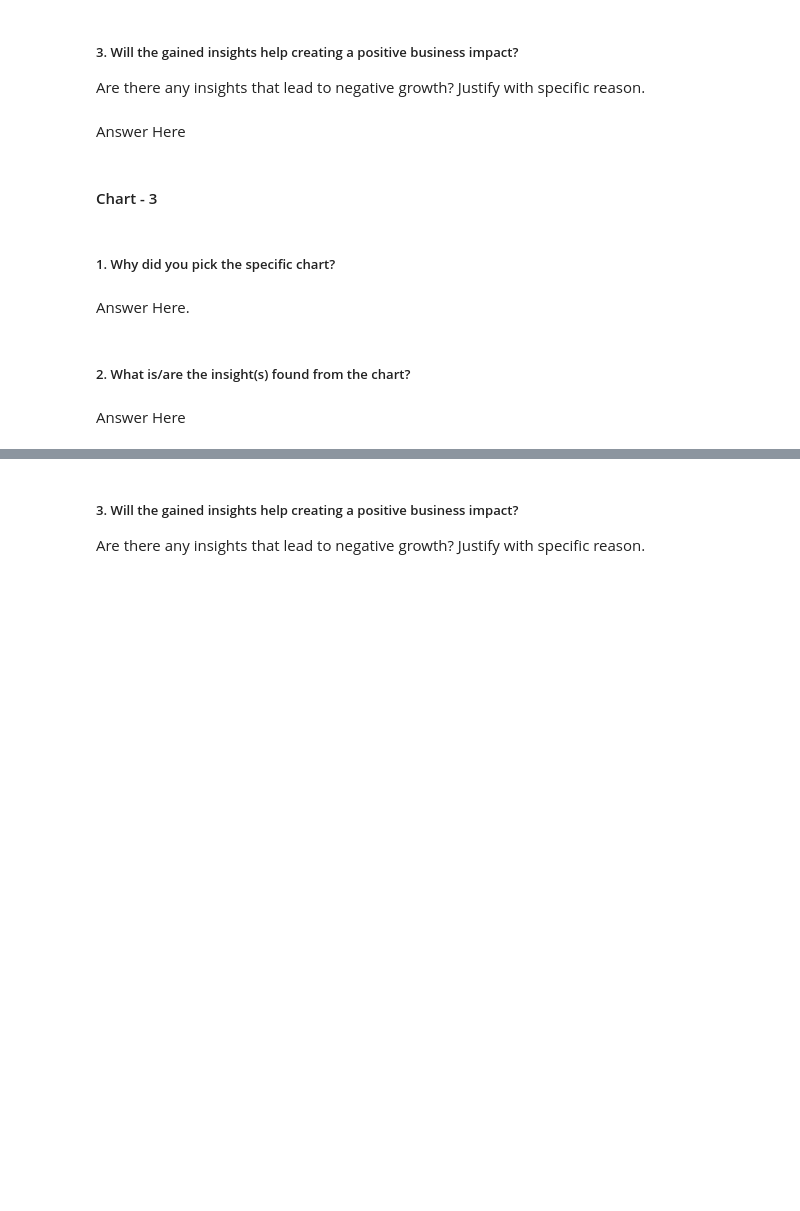
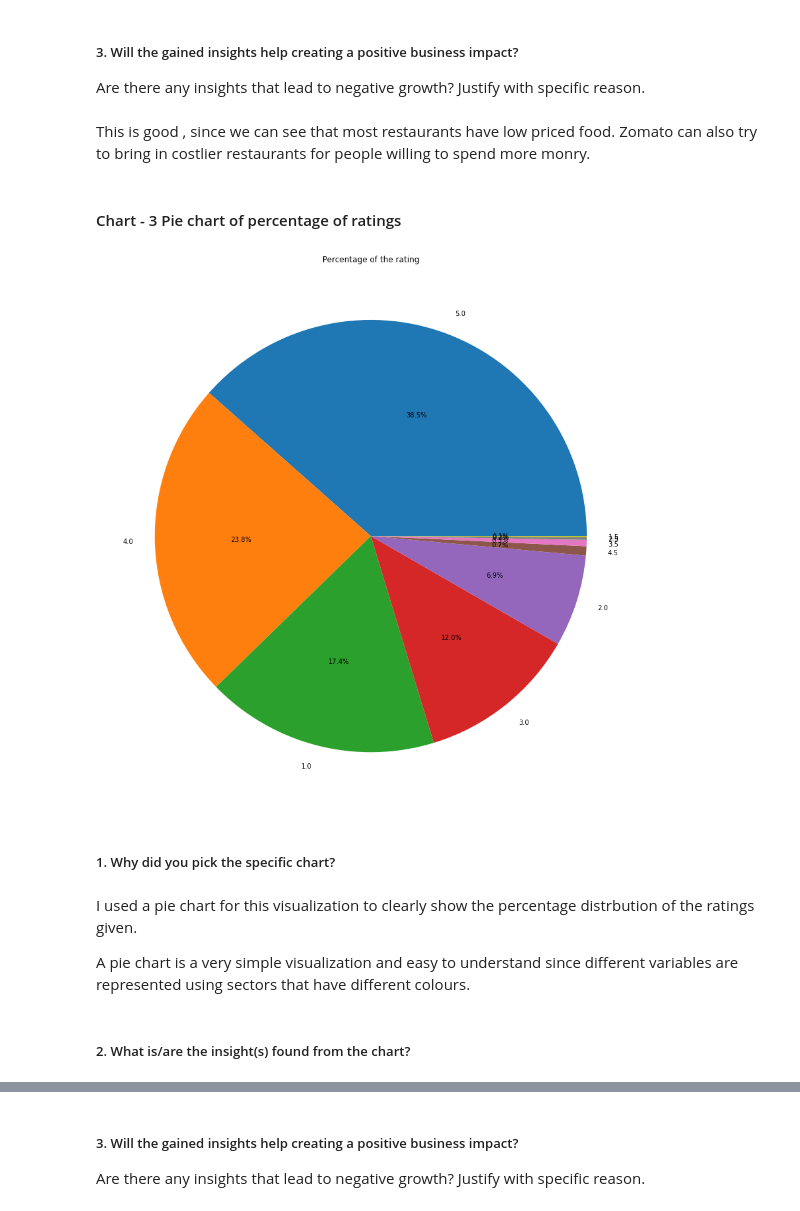
Before and after one commit to Sharath670/Zomato-Clustering-CP4, a Jupyter notebook: Zomato_Clustering.ipynb, the cells around one changed output, grey strips where cells are left out. Cells and saved outputs as stored; diff of their text form; code cells hidden in the pictures; blank space fills up the shorter version.

```diff
--- a/Zomato_Clustering.ipynb
+++ b/Zomato_Clustering.ipynb
@@ -466,7 +480,7 @@ Answer Here
 # %% [markdown]
 ##### 3. Will the gained insights help creating a positive business impact?
 Are there any insights that lead to negative growth? Justify with specific reason.
-# %% [markdown]
-Answer Here
+# %% [markdown]
+This is good , since we can see that most restaurants have low priced food. Zomato can also try to bring in costlier restaurants for people willing to spend more monry.
 # %% [markdown]
-#### Chart - 3
+#### Chart - 3 Pie chart of percentage of ratings
@@ -475,8 +487,17 @@ Answer Here
+# %%
+# Chart - 3 visualization code
+plt.figure(figsize=(15,15)) #plot size
+q=df['Rating'].value_counts()
+plt.pie(q.values, labels=q.index, autopct='%1.1f%%') #plot type
+plt.title('Percentage of ratings')
+plt.show()
+# %% [output]
+[figure, added]
 # %% [markdown]
 ##### 1. Why did you pick the specific chart?
-# %% [markdown]
-Answer Here.
+# %% [markdown]
+I used a pie chart for this visualization to clearly show the percentage distrbution of the ratings given.
+
+A pie chart is a very simple visualization and easy to understand since different variables are represented using sectors that have different colours.
 # %% [markdown]
 ##### 2. What is/are the insight(s) found from the chart?
-# %% [markdown]
-Answer Here
```
Also changed, not shown: parts of 32 cells of this notebook.
